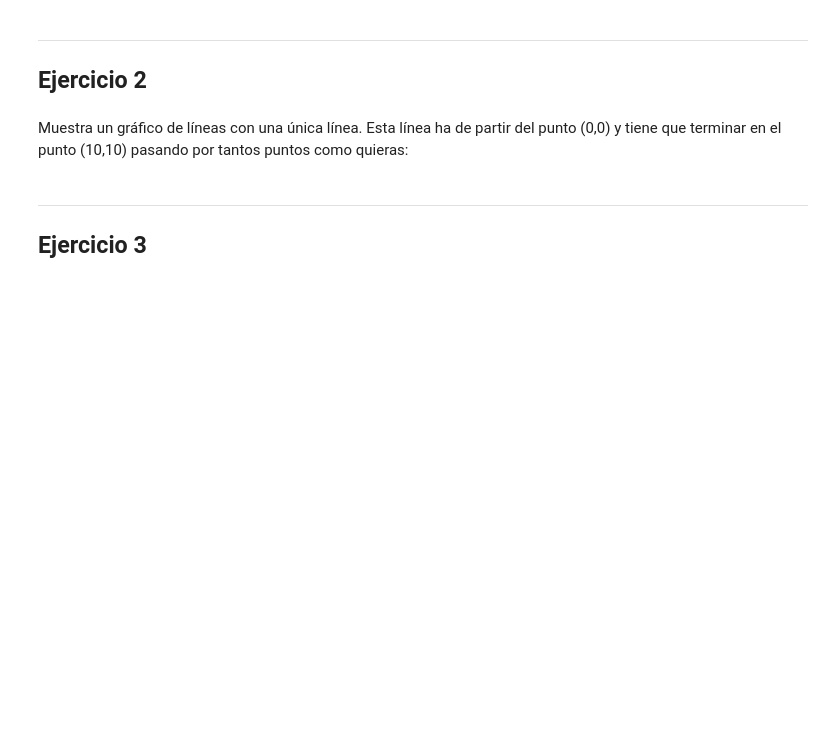
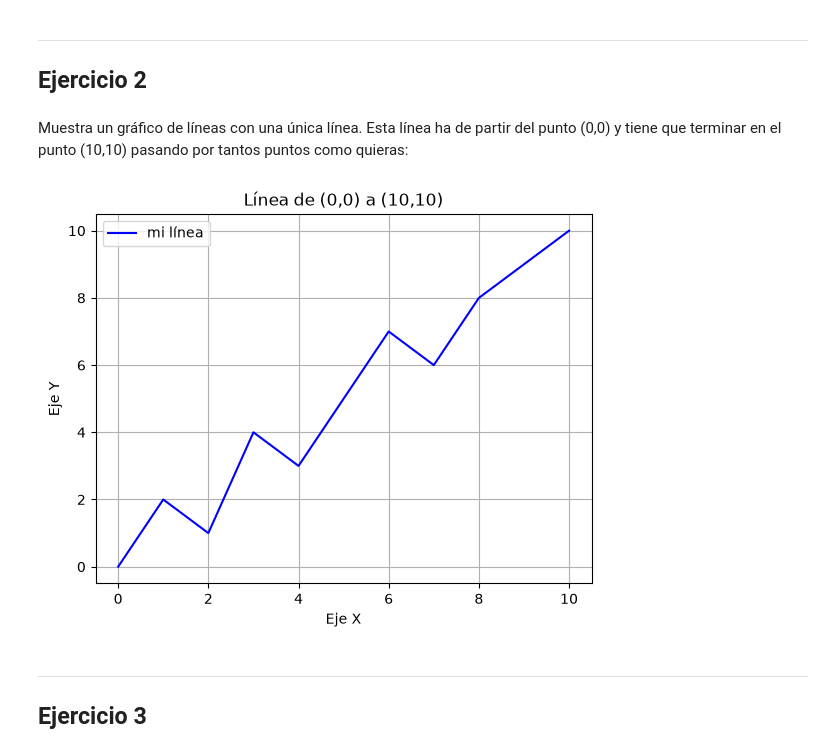
Before and after one commit to eonblue-dev/clases, a Jupyter notebook: PIA/Matplotlib y Seaborn/03-Matplotlib_Ejercicios_3.ipynb, the cells around one changed output. Saved outputs shown, nothing was run; the diff lists cells and outputs as text; code cells hidden in the pictures; blank space fills up the shorter version.

```diff
--- a/PIA/Matplotlib y Seaborn/03-Matplotlib_Ejercicios_3.ipynb
+++ b/PIA/Matplotlib y Seaborn/03-Matplotlib_Ejercicios_3.ipynb
@@ -12,6 +15,22 @@ Al igual que con el resto de módulos (Pandas, NumPy), tendrás que importar las
 ## Ejercicio 2
 # %% [markdown]
 Muestra un gráfico de líneas con una única línea. Esta línea ha de partir del punto (0,0) y tiene que terminar en el punto (10,10) pasando por tantos puntos como quieras:
+# %%
+# creo los puntos de la línea, empieza en (0,0) y acaba en (10,10)
+x = [0,1,2,3,4,5,6,7,8,9,10]
+y = [0,2,1,4,3,5,7,6,8,9,10]
+
+plt.plot(x, y, label = "mi línea", color = "blue")
+
+plt.title("Línea de (0,0) a (10,10)")
+plt.xlabel("Eje X")
+plt.ylabel("Eje Y")
+plt.legend()
+plt.grid()
+
+plt.show()
+# %% [output]
+[figure, added]
 # %% [markdown]
 ---
 ## Ejercicio 3
```
Also changed, not shown: parts of 10 cells of this notebook, 15 other files.
